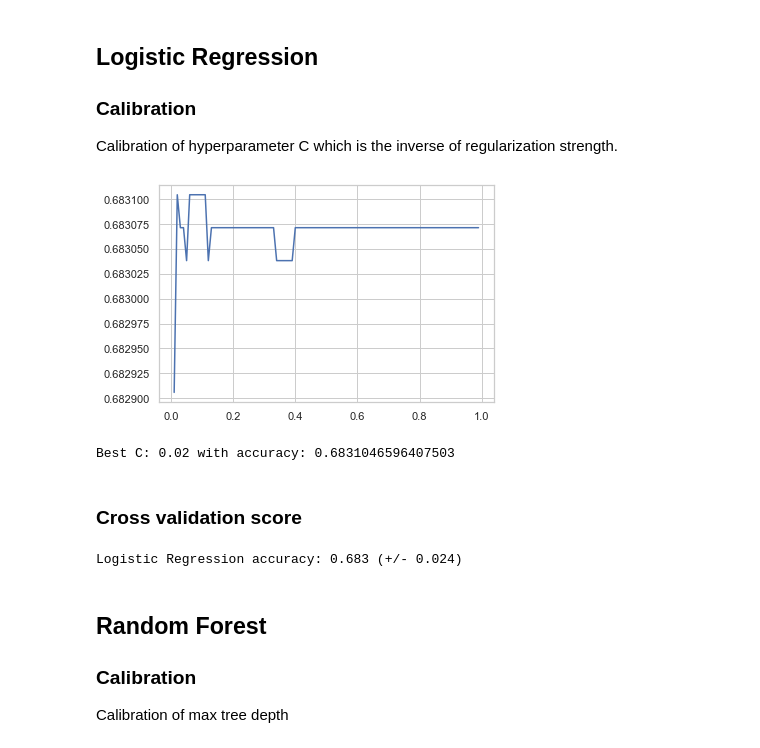
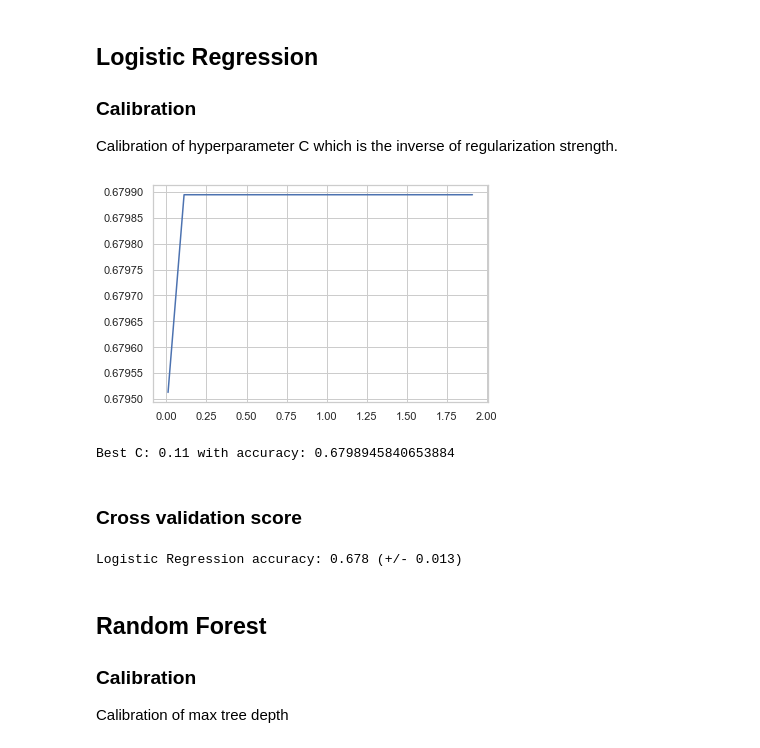
Before and after one commit to jost95/atp-tennis-predictions, a Jupyter notebook: eval_select_test.ipynb, the cells around one changed output. Saved outputs shown, nothing was run; the diff lists cells and outputs as text; code cells hidden in the pictures.

```diff
--- a/eval_select_test.ipynb
+++ b/eval_select_test.ipynb
@@ -125,11 +112,10 @@ def plot_hyperparam(accs, params):
 # %%
-X_train_full, y_train_full = (data
-    .pipe(extract_by_date, end=test_date_begin)
+X_data, y_data = (data
     .pipe(one_hot_encode)
     .pipe(prune_columns))
 
-# Split into validation and training part
-X_train, X_val, y_train, y_val = train_test_split(X_train_full, y_train_full, test_size=0.33, random_state=42)
+X_train_val, X_test, y_train_val, y_test = train_test_split(X_data, y_data, test_size=0.33, random_state=42)
+X_train, X_val, y_train, y_val = train_test_split(X_train_val, y_train_val, test_size=0.33, random_state=42)
 
 display(X_train)
 # %% [output]
@@ -173,7 +159,7 @@ plot_rf_feat_imp(rf_model.feature_importances_, X_train.columns)
 Prunes the results from previous sections by selecting the 4 most important features. A ranking of 1 means the algorithm suggests the feature. Since the 4th suggestion is a highly correlated one, for linear models only 3 features will be used.
 # %%
 rfe_model = RandomForestClassifier(max_depth=rf_max_depth, n_estimators=rf_estimators)
-rfe_model = RFE(rfe_model, n_features_to_select=4)  # selects 4 of the features
+rfe_model = RFE(rfe_model, n_features_to_select=3)  # selects 3 of the features
 rfe_model.fit(X_train, y_train)
 
 rankings = rfe_model.ranking_
@@ -219,23 +205,24 @@ plot_lr_feat_sign(X_train, lr_model.coef_[0])
 
 Keep the most significant features but remove any the highly correlated features that are less significant, resulting the below 3 suggestions.
 # %%
-final_columns = ['rel_surface_wins', 'rank_diff', 'points_grad_diff']
-X_train_final = X_train.filter(final_columns)
+rf_cols = ['rel_surface_wins', 'rank_diff', 'points_grad_diff']
 
-# Check new correlation plot
-sns.heatmap(X_train_final.corr(), annot=True, fmt='.1f')
+X_train_rf = X_train.filter(rf_cols)
+
+print('Correlation plot for reduced RandomForest model')
+sns.heatmap(X_train_rf.corr(), annot=True, fmt='.1f')
 plt.show()
 
-rf_model_final = RandomForestClassifier(max_depth=rf_max_depth, n_estimators=rf_estimators)
-rf_model_final.fit(X_train_final, y_train)
+rf_model_red = RandomForestClassifier(max_depth=rf_max_depth, n_estimators=rf_estimators)
+rf_model_red.fit(X_train_rf, y_train)
 
-lr_model_final = LogisticRegression(solver=lr_solver)
-lr_model_final.fit(X_train_final, y_train)
+lr_model_red = LogisticRegression(solver=lr_solver)
+lr_model_red.fit(X_train_rf, y_train)
 
 # Check new feature importances and significance
-print('Feature importance for Final RF Model')
-plot_rf_feat_imp(rf_model_final.feature_importances_, X_train_final.columns)
+print('Feature importance for reduced RandomForest model')
+plot_rf_feat_imp(rf_model_red.feature_importances_, X_train_rf.columns)
 
-print('Feature importance for Final LogReg Model')
-plot_lr_feat_sign(X_train_final, lr_model_final.coef_[0])
+print('Feature importance for reduced LogReg model')
+plot_lr_feat_sign(X_train_rf, lr_model_red.coef_[0])
 # %% [output]
@@ -296,37 +263,38 @@ X_train_final_full = X_train_full.filter(final_columns)
 Calibration of hyperparameter C which is the inverse of regularization strength.
 # %%
 accuracies = []
-c_vals = list(np.arange(0.01, 1, 0.01))
+c_vals = list(np.arange(0.01, 2, 0.1))
 best_acc = 0
 best_c = 0
 
 for c in c_vals:
     lr_model_cal = LogisticRegression(solver=lr_solver, C=c)
-    lr_model_cal.fit(X_train_final, y_train)
-    predictions = lr_model_cal.predict(X_val_final)
+    lr_model_cal.fit(X_train_lr, y_train)
+    predictions = lr_model_cal.predict(X_val_lr)
     acc = accuracy_score(y_val, predictions)
 
     if acc > best_acc:
         best_acc = acc
         best_c = c
 
     accuracies.append(acc)
 
 plot_hyperparam(accuracies, c_vals)
 
 print(f"Best C: {best_c} with accuracy: {best_acc}")
 # %% [output]
-[figure, old version]
+[figure, new version]
-Best C: 0.02 with accuracy: 0.6831046596407503
+Best C: 0.11 with accuracy: 0.6798945840653884
 # %% [markdown]
 ### Cross validation score
 # %%
-optimal_c = 0.02
+X_train_val_lr = X_train_val.filter(lr_cols)
+optimal_c = 1  # does not affect as long as reasonable high
 lr_model_final = LogisticRegression(solver=lr_solver, C=optimal_c)
-lr_scores = cross_val_score(lr_model_final, X_train_final_full, y_train_full, cv=no_folds)
+lr_scores = cross_val_score(lr_model_final, X_train_val_lr, y_train_val, cv=no_folds)
 print("Logistic Regression accuracy: %0.3f (+/- %0.3f)" % (lr_scores.mean(), lr_scores.std() * 2))
 # %% [output]
-Logistic Regression accuracy: 0.683 (+/- 0.024)
+Logistic Regression accuracy: 0.678 (+/- 0.013)
 # %% [markdown]
 ## Random Forest
 
```
Also changed, not shown: parts of 47 cells of this notebook, 1 other file.
